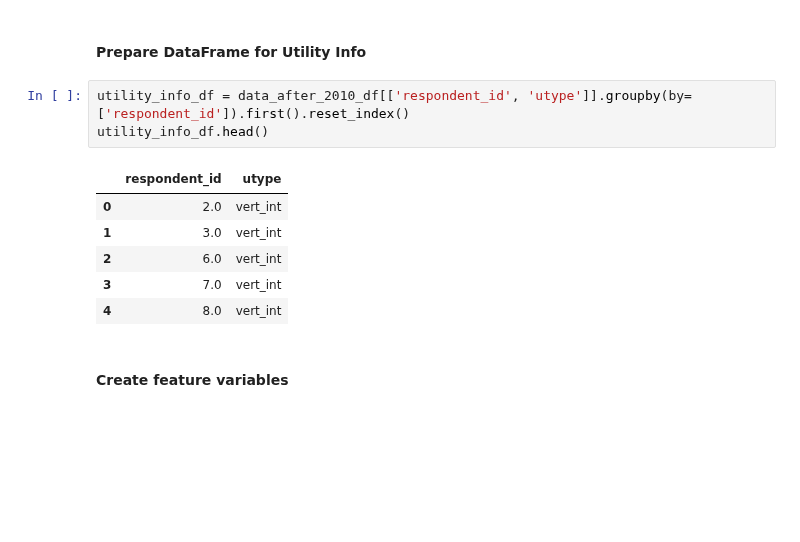
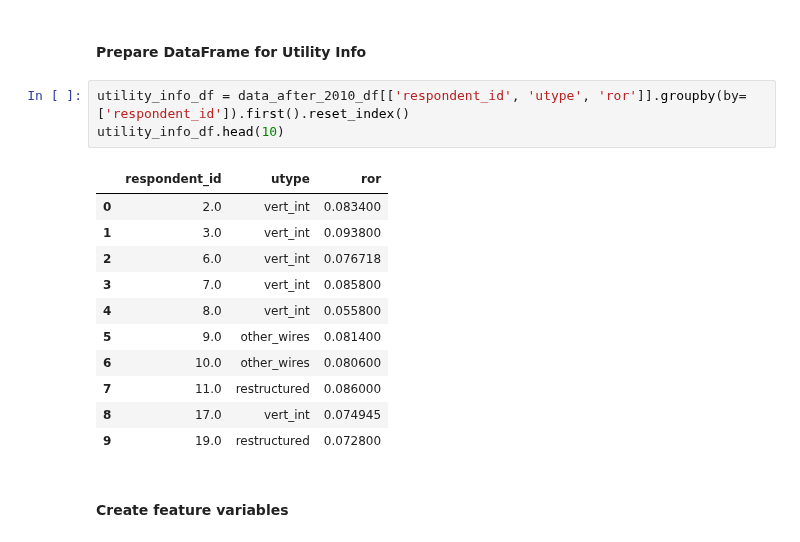
Before and after one commit to 2elle2/rmi-project, a Jupyter notebook: model/30_feature_engineering_v1.ipynb, the cells around one changed output. Drawn from its saved outputs; the diff is of its cells as text; blank space fills up the shorter version.

```diff
--- a/model/30_feature_engineering_v1.ipynb
+++ b/model/30_feature_engineering_v1.ipynb
@@ -328,15 +400,20 @@ sum_bills_df
 # %% [markdown]
 #### Prepare DataFrame for Utility Info
 # %%
-utility_info_df = data_after_2010_df[['respondent_id', 'utype']].groupby(by=['respondent_id']).first().reset_index()
-utility_info_df.head()
+utility_info_df = data_after_2010_df[['respondent_id', 'utype', 'ror']].groupby(by=['respondent_id']).first().reset_index()
+utility_info_df.head(10)
 # %% [output]
-|  | respondent_id | utype |
-| 0 | 2.0 | vert_int |
-| 1 | 3.0 | vert_int |
-| 2 | 6.0 | vert_int |
-| 3 | 7.0 | vert_int |
-| 4 | 8.0 | vert_int |
+|  | respondent_id | utype | ror |
+| 0 | 2.0 | vert_int | 0.083400 |
+| 1 | 3.0 | vert_int | 0.093800 |
+| 2 | 6.0 | vert_int | 0.076718 |
+| 3 | 7.0 | vert_int | 0.085800 |
+| 4 | 8.0 | vert_int | 0.055800 |
+| 5 | 9.0 | other_wires | 0.081400 |
+| 6 | 10.0 | other_wires | 0.080600 |
+| 7 | 11.0 | restructured | 0.086000 |
+| 8 | 17.0 | vert_int | 0.074945 |
+| 9 | 19.0 | restructured | 0.072800 |
 # %% [markdown]
 #### Create feature variables
 # %% [markdown]
```
Also changed, not shown: parts of 26 cells of this notebook, 25 other files.
